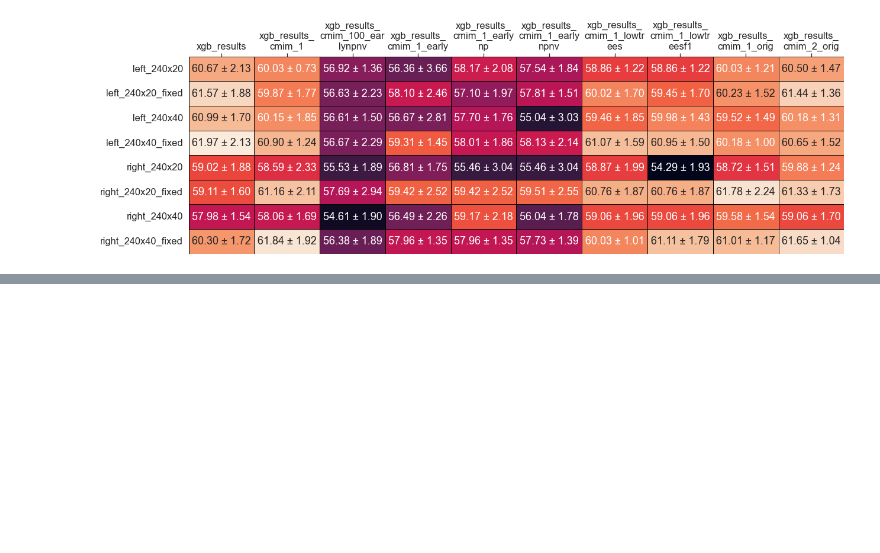
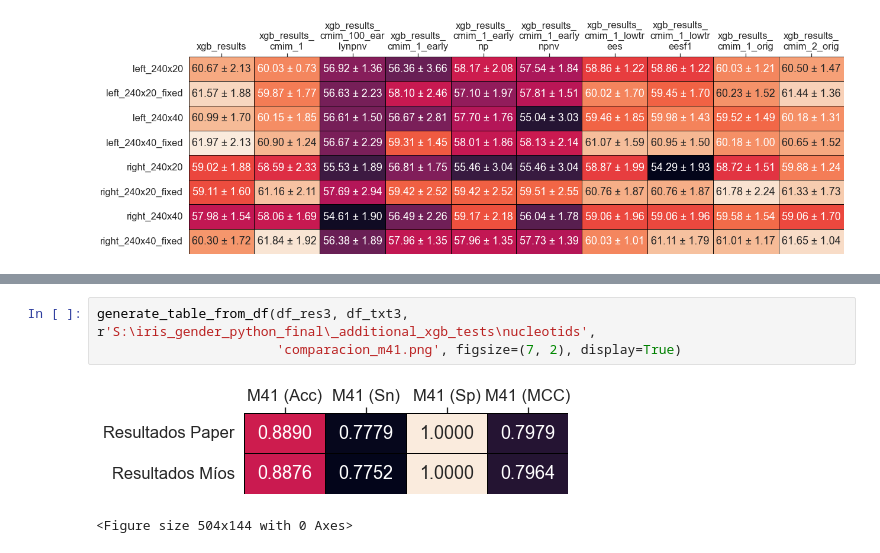
Before and after one commit to Nosferath/iris_gender_python_final, a Jupyter notebook: xgboost_benchmark_results.ipynb, the cells around one changed output, grey strips where cells are left out. Saved outputs shown, nothing was run; the diff lists cells and outputs as text; blank space fills up the shorter version.

```diff
--- a/xgboost_benchmark_results.ipynb
+++ b/xgboost_benchmark_results.ipynb
@@ -46,0 +141,6 @@ print(cancer_acc)
+# %%
+generate_table_from_df(df_res3, df_txt3, r'S:\iris_gender_python_final\_additional_xgb_tests\nucleotids',
+                       'comparacion_m41.png', figsize=(7, 2), display=True)
+# %% [output]
+[figure, added]
+<Figure size 504x144 with 0 Axes>
```
Also changed, not shown: parts of 16 cells of this notebook, 2 other files.
